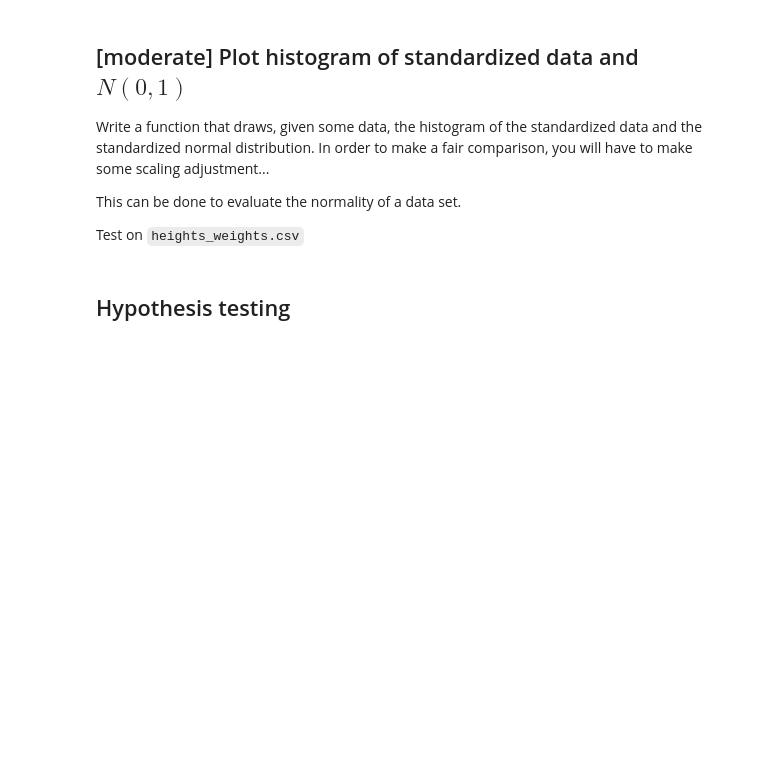
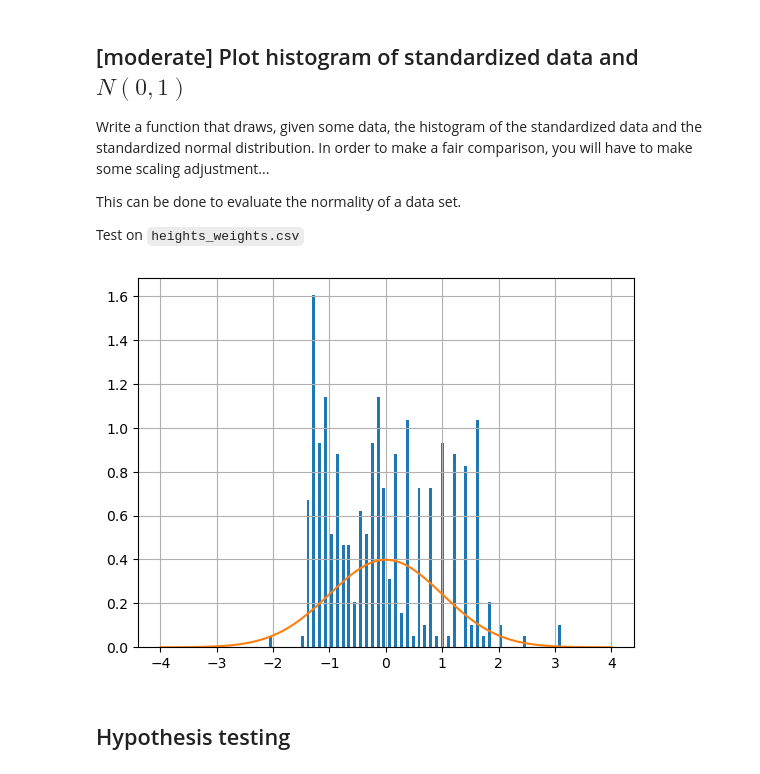
Before and after one commit to Fulin-ZHANG/EM-Lyon, a Jupyter notebook: Week2_Data_cleaning_analysis/Session_04/Session_04.ipynb, the cells around one changed output. Cells and saved outputs as stored; diff of their text form; code cells hidden in the pictures; blank space fills up the shorter version.

```diff
--- a/Week2_Data_cleaning_analysis/Session_04/Session_04.ipynb
+++ b/Week2_Data_cleaning_analysis/Session_04/Session_04.ipynb
@@ -101,17 +125,31 @@ This can be done to evaluate the normality of a data set.
 Test on `heights_weights.csv`
 # %%
 def msds_check_normality(data):
-    pass
+    plt.figure()
+    pd.Series(data).hist(bins=100, density=True)
+    X = np.linspace(-4, 4, num=100)
+    Y = []
+    for x in X:
+        Y.append(msds_normal_pdf(x, 0, 1))
+    sns.lineplot(x=X, y=Y)
+
 
 def test_msds_check_normality():
-    weighs_heights = pd.read_csv("data/heights_weights.csv")
-    heights = msds_standardize(weighs_heights["Height(Inches)"])
-    msds_check_normality(heights)
-    weights = msds_standardize(weighs_heights["Weight(Pounds)"])
-    msds_check_normality(weights)
+    # weighs_heights = pd.read_csv("../Session_01/data/heights_weights.csv")
+    # heights = msds_standardize(weighs_heights["Height(Inches)"])
+    # msds_check_normality(heights)
+    # weights = msds_standardize(weighs_heights["Weight(Pounds)"])
+    # msds_check_normality(weights)
+    # print(len(weights))
+
+    salary = pd.read_csv("../Session_01/data/salary.csv")
+    salary = msds_standardize(salary["Salary"])
+    msds_check_normality(salary)
 
 
 test_msds_check_normality()
+# %% [output]
+[figure, added]
 # %% [markdown]
 ## Hypothesis testing
 # %% [markdown]
```
Also changed, not shown: parts of 8 cells of this notebook, 7 other files.
